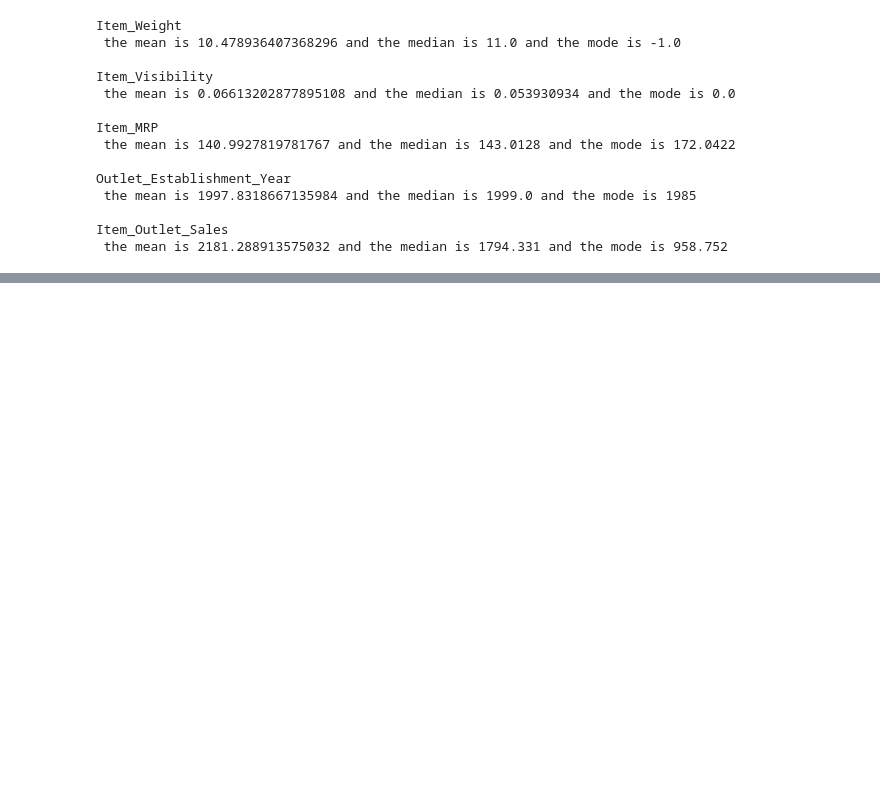
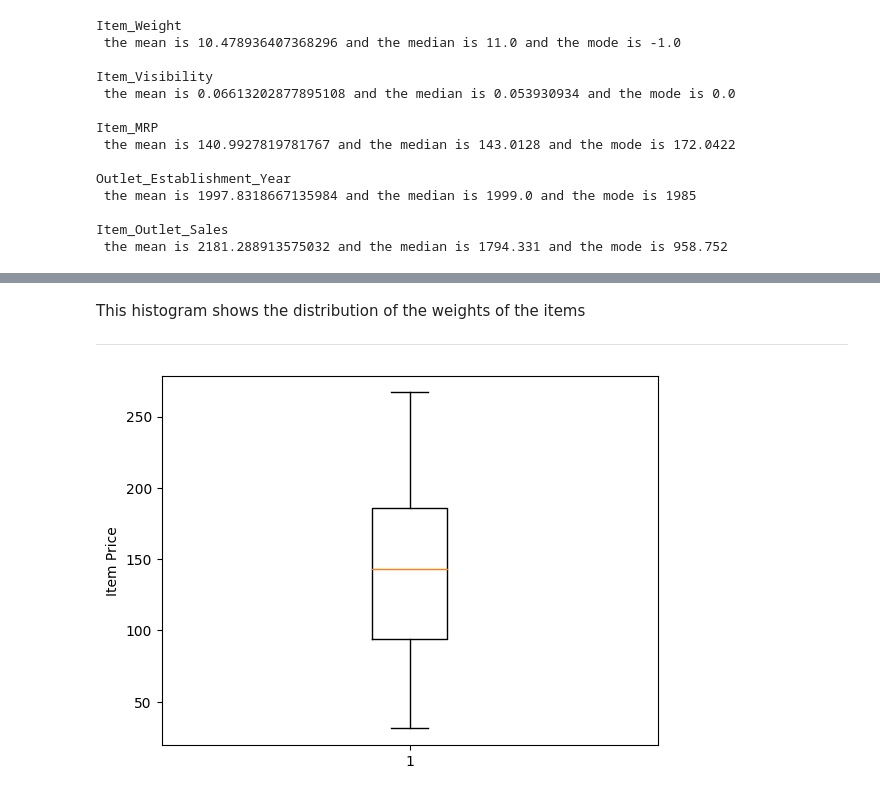
Before and after one commit to mahmoudarekat/PredictionofProductSales, a Jupyter notebook: PredictionofProductSales.ipynb, the cells around one changed output, grey strips where cells are left out. Saved outputs shown, nothing was run; the diff lists cells and outputs as text; code cells hidden in the pictures; blank space fills up the shorter version.

```diff
--- a/PredictionofProductSales.ipynb
+++ b/PredictionofProductSales.ipynb
@@ -172,0 +202,11 @@ Item_Outlet_Sales
+# %% [markdown]
+This histogram shows the distribution of the weights of the items
+
+---
+# %%
+fig, ax = plt.subplots()
+data = df_sales["Item_MRP"]
+ax.boxplot(data);
+ax.set_ylabel("Item Price");
+# %% [output]
+[figure, added]
```
Also changed, not shown: parts of 6 cells of this notebook.
